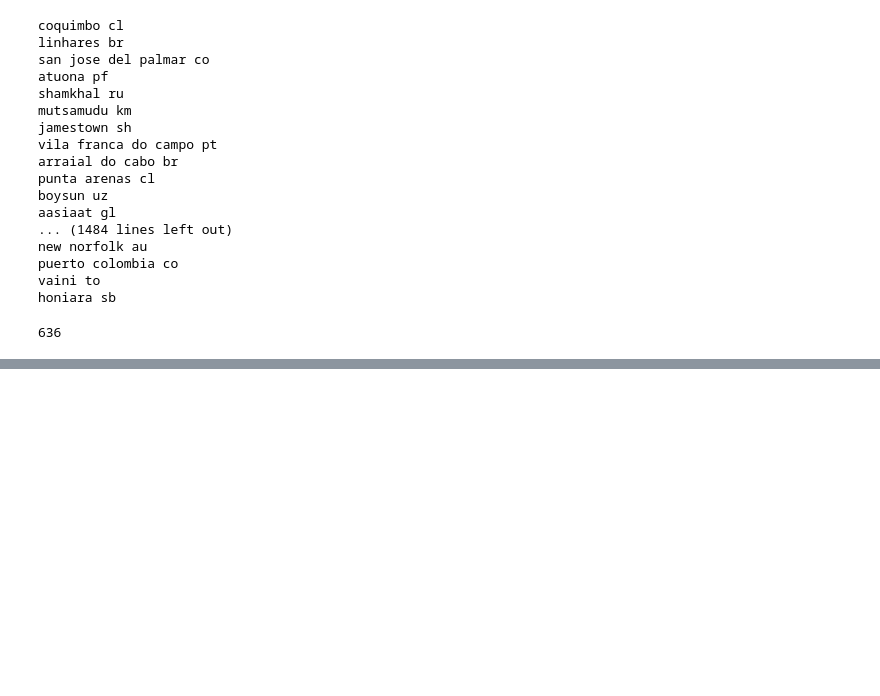
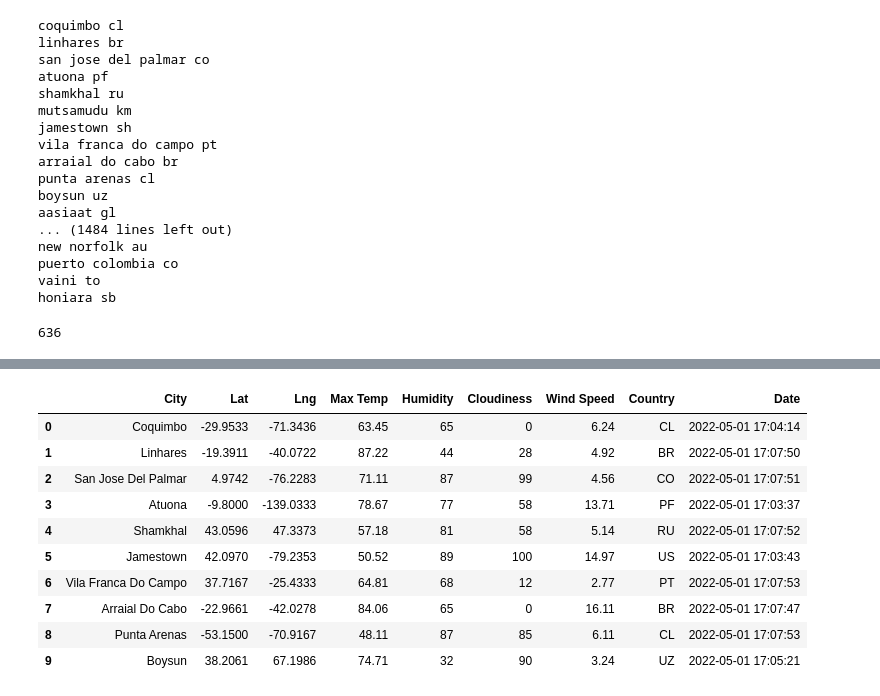
Before and after one commit to DataJew/World_Weather_Analysis, a Jupyter notebook: WeatherPy.ipynb, the cells around one changed output, grey strips where cells are left out. Cells and saved outputs as stored; diff of their text form; code cells hidden in the pictures; blank space fills up the shorter version.

```diff
--- a/WeatherPy.ipynb
+++ b/WeatherPy.ipynb
@@ -71,0 +78,4 @@ len(cities)
+# %%
+# Starting URL for Weather Map API Call.
+url = "http://api.openweathermap.org/data/2.5/weather?units=Imperial&APPID=" + weather_api_key
+print(url)
@@ -71,0 +167,16 @@ len(cities)
+# %%
+# Convert the array of dictionaries to a Pandas DataFrame.
+city_data_df = pd.DataFrame(city_data)
+city_data_df.head(10)
+# %% [output]
+|  | City | Lat | Lng | Max Temp | Humidity | Cloudiness | Wind Speed | Country | Date |
+| 0 | Coquimbo | -29.9533 | -71.3436 | 63.45 | 65 | 0 | 6.24 | CL | 2022-05-01 17:04:14 |
+| 1 | Linhares | -19.3911 | -40.0722 | 87.22 | 44 | 28 | 4.92 | BR | 2022-05-01 17:07:50 |
+| 2 | San Jose Del Palmar | 4.9742 | -76.2283 | 71.11 | 87 | 99 | 4.56 | CO | 2022-05-01 17:07:51 |
+| 3 | Atuona | -9.8000 | -139.0333 | 78.67 | 77 | 58 | 13.71 | PF | 2022-05-01 17:03:37 |
+| 4 | Shamkhal | 43.0596 | 47.3373 | 57.18 | 81 | 58 | 5.14 | RU | 2022-05-01 17:07:52 |
+| 5 | Jamestown | 42.0970 | -79.2353 | 50.52 | 89 | 100 | 14.97 | US | 2022-05-01 17:03:43 |
+| 6 | Vila Franca Do Campo | 37.7167 | -25.4333 | 64.81 | 68 | 12 | 2.77 | PT | 2022-05-01 17:07:53 |
+| 7 | Arraial Do Cabo | -22.9661 | -42.0278 | 84.06 | 65 | 0 | 16.11 | BR | 2022-05-01 17:07:47 |
+| 8 | Punta Arenas | -53.1500 | -70.9167 | 48.11 | 87 | 85 | 6.11 | CL | 2022-05-01 17:07:53 |
+| 9 | Boysun | 38.2061 | 67.1986 | 74.71 | 32 | 90 | 3.24 | UZ | 2022-05-01 17:05:21 |
```
Also changed, not shown: parts of 6 cells of this notebook, 5 other files.
